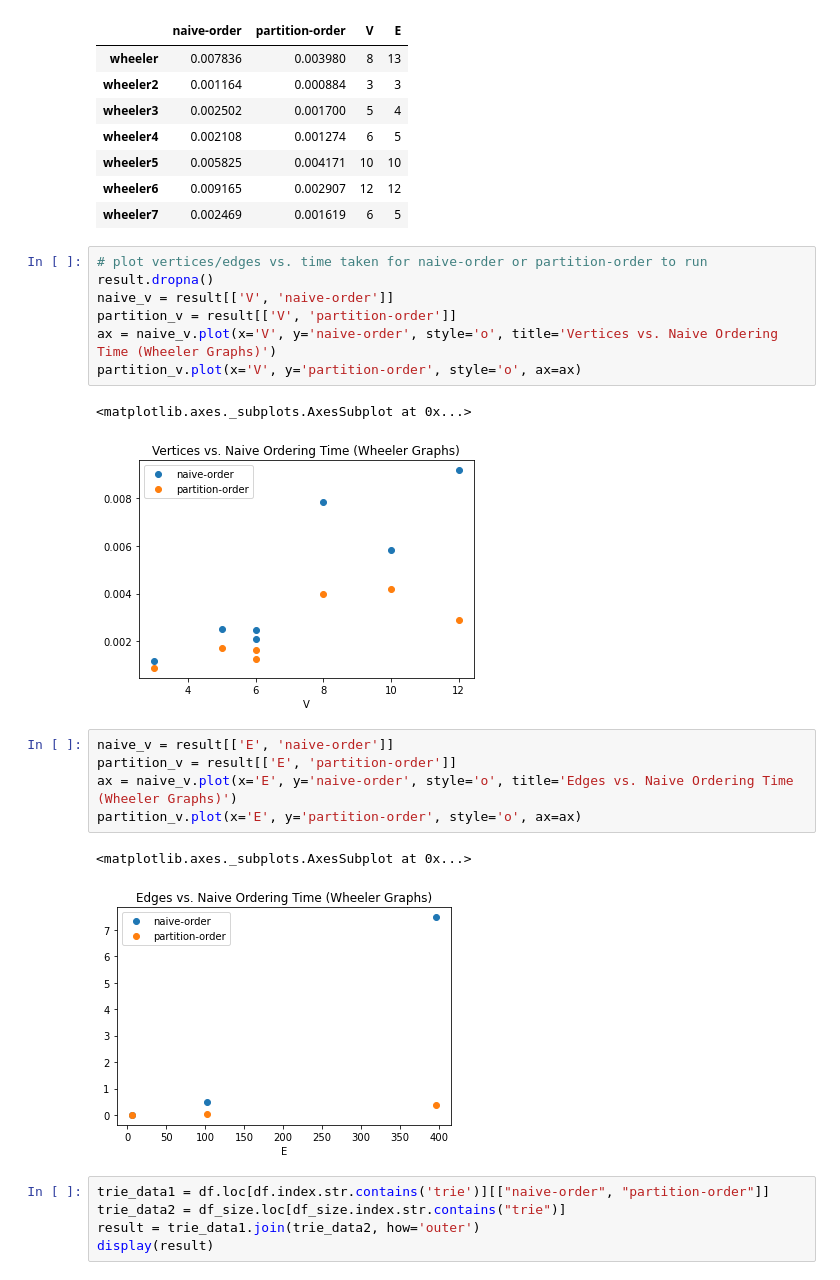
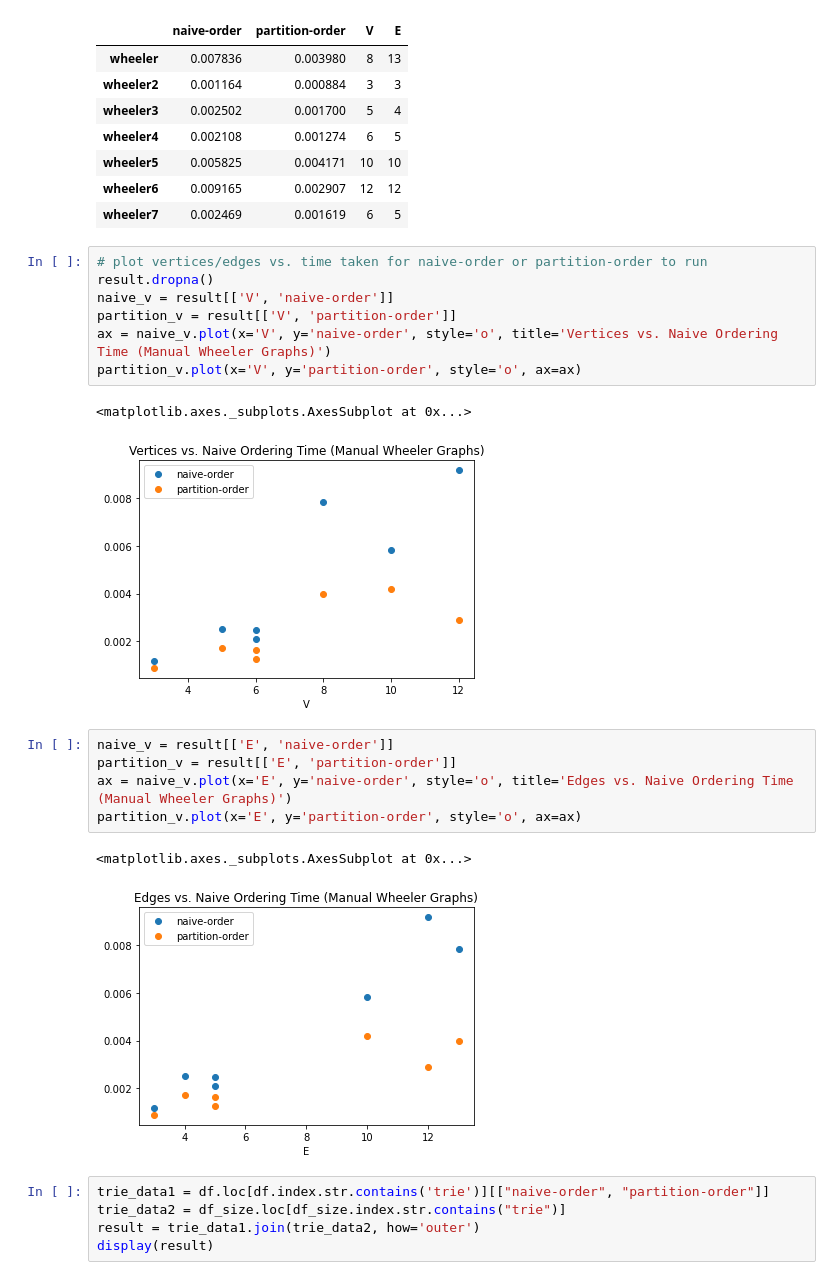
Before and after one commit to emmagan/jhu_comp_gen, a Jupyter notebook: benchmark/bench_analytics.ipynb, the cells around one changed output. Saved outputs shown, nothing was run; the diff lists cells and outputs as text.

Commit message:
fixed images

```diff
--- a/benchmark/bench_analytics.ipynb
+++ b/benchmark/bench_analytics.ipynb
@@ -70,19 +71,19 @@ display(result)
 result.dropna()
 naive_v = result[['V', 'naive-order']]
 partition_v = result[['V', 'partition-order']]
-ax = naive_v.plot(x='V', y='naive-order', style='o', title='Vertices vs. Naive Ordering Time (Wheeler Graphs)')
+ax = naive_v.plot(x='V', y='naive-order', style='o', title='Vertices vs. Naive Ordering Time (Manual Wheeler Graphs)')
 partition_v.plot(x='V', y='partition-order', style='o', ax=ax)
 # %% [output]
 <matplotlib.axes._subplots.AxesSubplot at 0x...>
-[figure, old version]
+[figure, new version]
 # %%
 naive_v = result[['E', 'naive-order']]
 partition_v = result[['E', 'partition-order']]
-ax = naive_v.plot(x='E', y='naive-order', style='o', title='Edges vs. Naive Ordering Time (Wheeler Graphs)')
+ax = naive_v.plot(x='E', y='naive-order', style='o', title='Edges vs. Naive Ordering Time (Manual Wheeler Graphs)')
 partition_v.plot(x='E', y='partition-order', style='o', ax=ax)
 # %% [output]
 <matplotlib.axes._subplots.AxesSubplot at 0x...>
-[figure, old version]
+[figure, new version]
 # %%
 trie_data1 = df.loc[df.index.str.contains('trie')][["naive-order", "partition-order"]]
 trie_data2 = df_size.loc[df_size.index.str.contains("trie")]
```
Also changed, not shown: parts of 1 cell of this notebook, 2 other files.
